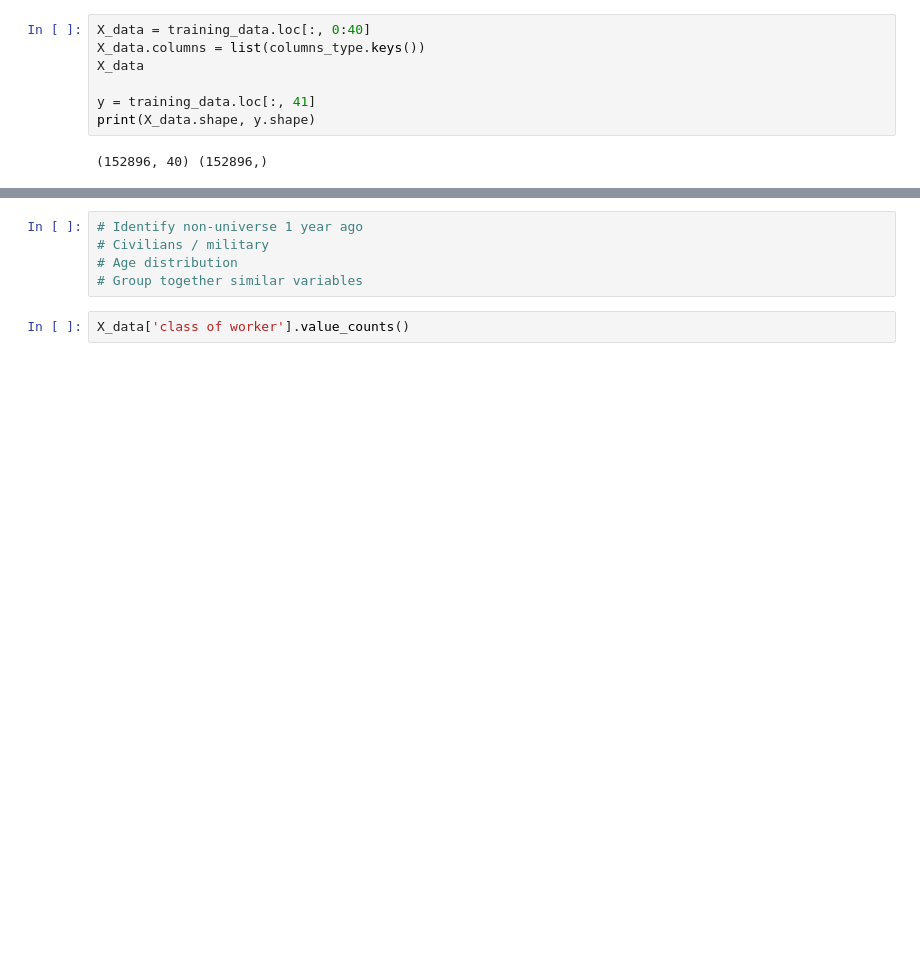
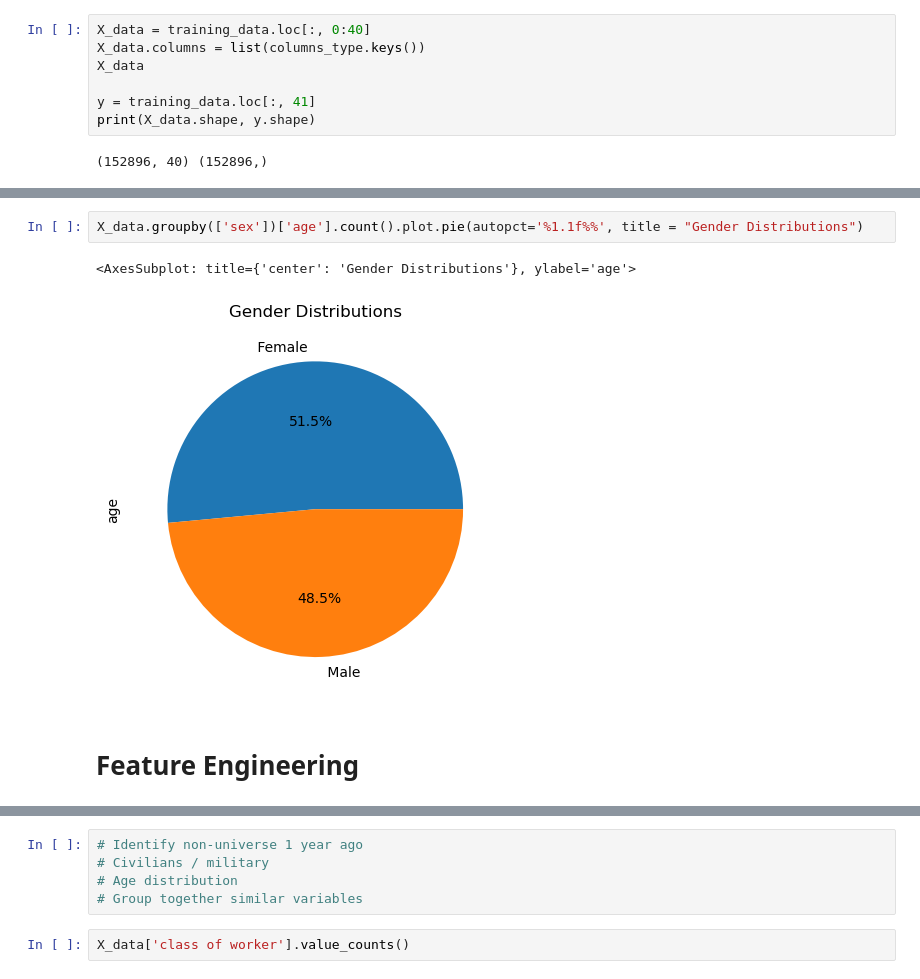
Before and after one commit to kleokog/Mycodes, a Jupyter notebook: main_script.ipynb, the cells around one changed output, grey strips where cells are left out. Saved outputs shown, nothing was run; the diff lists cells and outputs as text; blank space fills up the shorter version.

```diff
--- a/main_script.ipynb
+++ b/main_script.ipynb
@@ -84,0 +85,7 @@ X_data
+# %%
+X_data.groupby(['sex'])['age'].count().plot.pie(autopct='%1.1f%%', title = "Gender Distributions")
+# %% [output]
+<AxesSubplot: title={'center': 'Gender Distributions'}, ylabel='age'>
+[figure, added]
+# %% [markdown]
+# Feature Engineering
```
Also changed, not shown: parts of 20 cells of this notebook, 3 other files.
